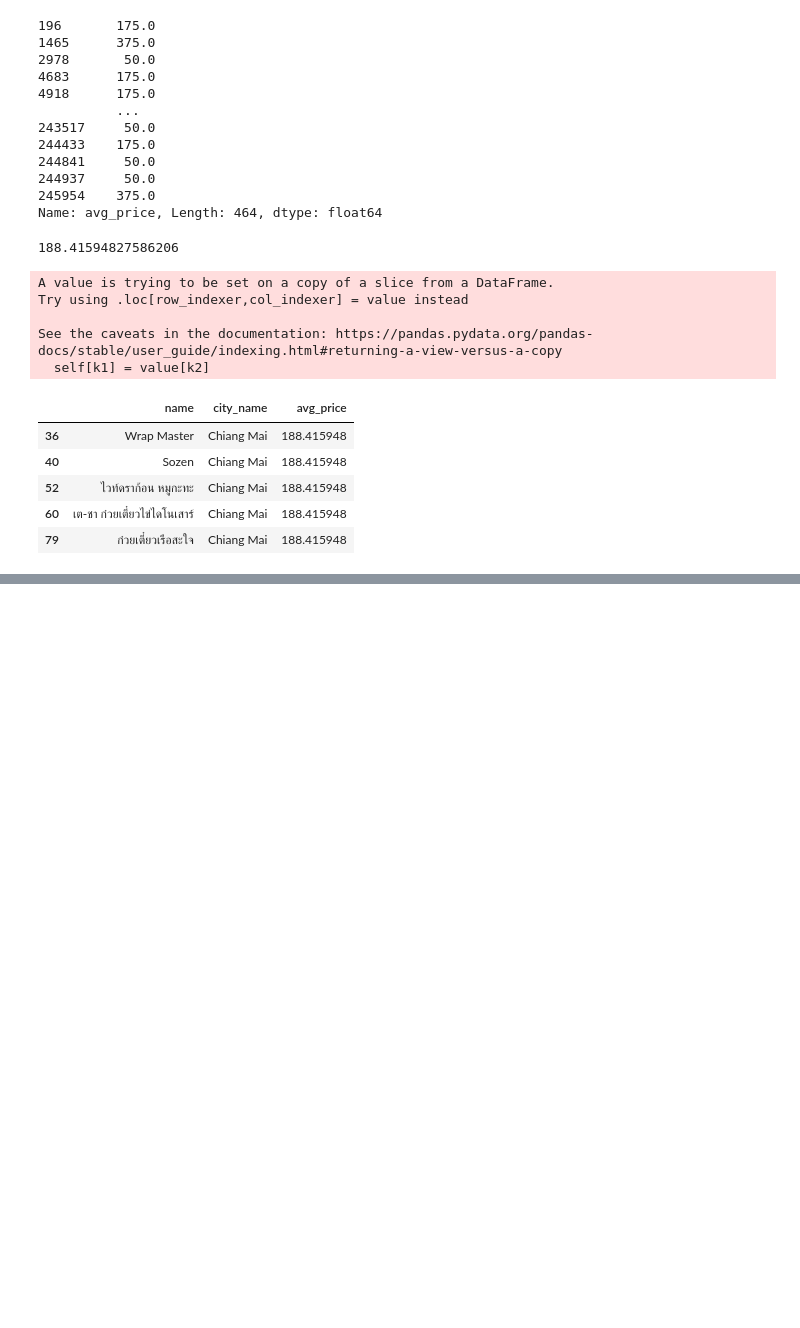
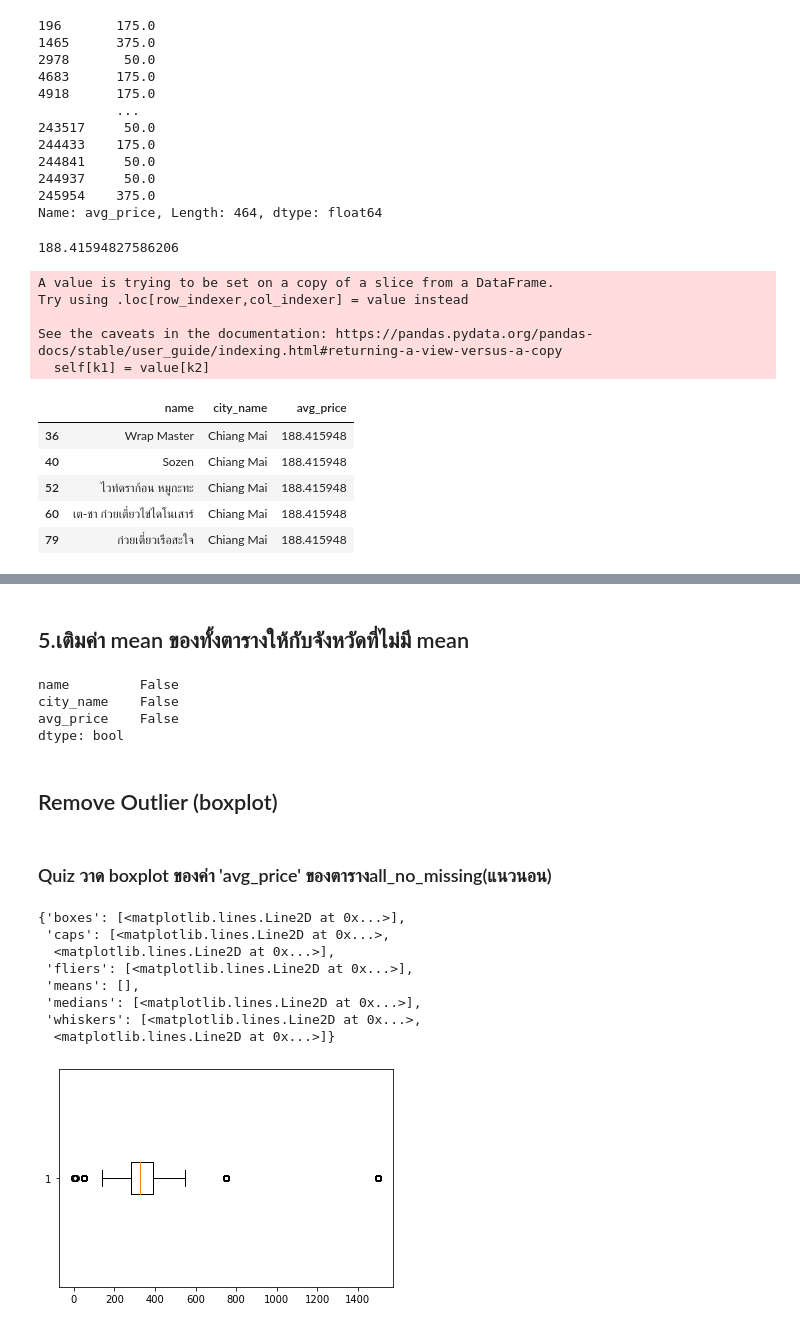
Before and after one commit to MeenTers/KKU_data_mining, a Jupyter notebook: Pandas_101.ipynb, the cells around one changed output, grey strips where cells are left out. Cells and saved outputs as stored; diff of their text form; code cells hidden in the pictures; blank space fills up the shorter version.

Commit message:
Quiz

```diff
--- a/Pandas_101.ipynb
+++ b/Pandas_101.ipynb
@@ -426,0 +450,3 @@ See the caveats in the documentation: https://pandas.pydata.org/pandas-docs/stab
+# %%
+all_mean = new_table.dropna(subset=['avg_price'])['avg_price'].mean()
+all_mean
@@ -426,0 +461,6 @@ See the caveats in the documentation: https://pandas.pydata.org/pandas-docs/stab
+# %%
+all_cities_list = []
+for each_city in list(all_cities) :
+    temp_table = new_table[new_table['city_name']==each_city].copy()
+    temp_table[['avg_price']] = temp_table[['avg_price']].fillna(new_table[new_table['city_name']==each_city].dropna()['avg_price'].mean())
+    all_cities_list.append(temp_table)
@@ -426,0 +469,3 @@ See the caveats in the documentation: https://pandas.pydata.org/pandas-docs/stab
+# %%
+all_no_missing = pandas.concat(all_cities_list)
+all_no_missing
@@ -426,0 +502,14 @@ See the caveats in the documentation: https://pandas.pydata.org/pandas-docs/stab
+# %% [markdown]
+## 5.เติมค่า mean ของทั้งตารางให้กับจังหวัดที่ไม่มี mean
+# %%
+all_no_missing = all_no_missing.fillna(all_mean)
+all_no_missing.isnull().any()
+# %% [output]
+name         False
+city_name    False
+avg_price    False
+dtype: bool
+# %% [markdown]
+## Remove Outlier (boxplot)
+# %% [markdown]
+### Quiz วาด boxplot ของค่า 'avg_price' ของตารางall_no_missing(แนวนอน)
@@ -426,0 +518,12 @@ See the caveats in the documentation: https://pandas.pydata.org/pandas-docs/stab
+# %%
+plt.boxplot(all_no_missing['avg_price'],vert=False)
+# %% [output]
+{'boxes': [<matplotlib.lines.Line2D at 0x...>],
+ 'caps': [<matplotlib.lines.Line2D at 0x...>,
+  <matplotlib.lines.Line2D at 0x...>],
+ 'fliers': [<matplotlib.lines.Line2D at 0x...>],
+ 'means': [],
+ 'medians': [<matplotlib.lines.Line2D at 0x...>],
+ 'whiskers': [<matplotlib.lines.Line2D at 0x...>,
+  <matplotlib.lines.Line2D at 0x...>]}
+[figure, added]
```
Also changed, not shown: parts of 14 cells of this notebook.
